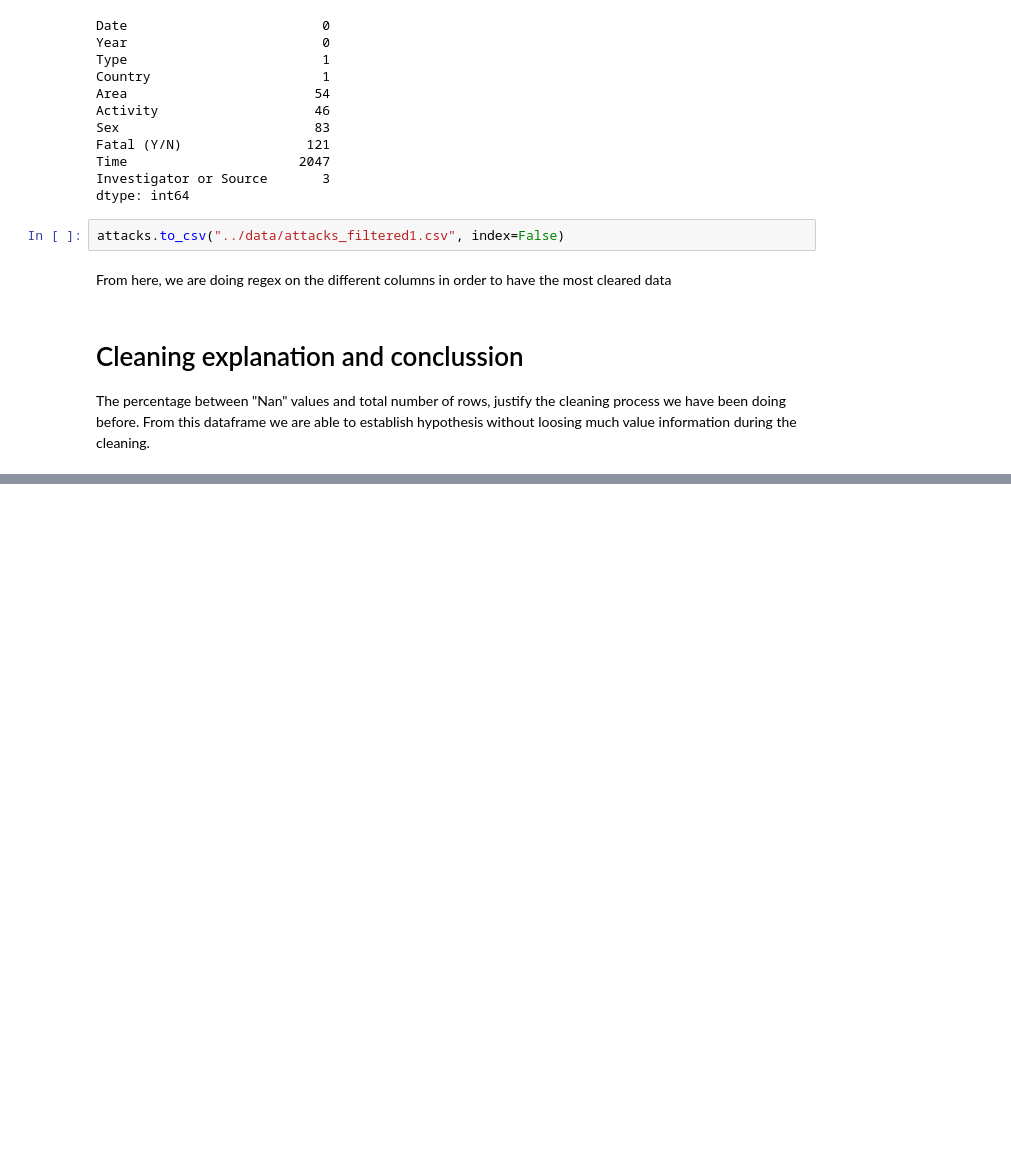
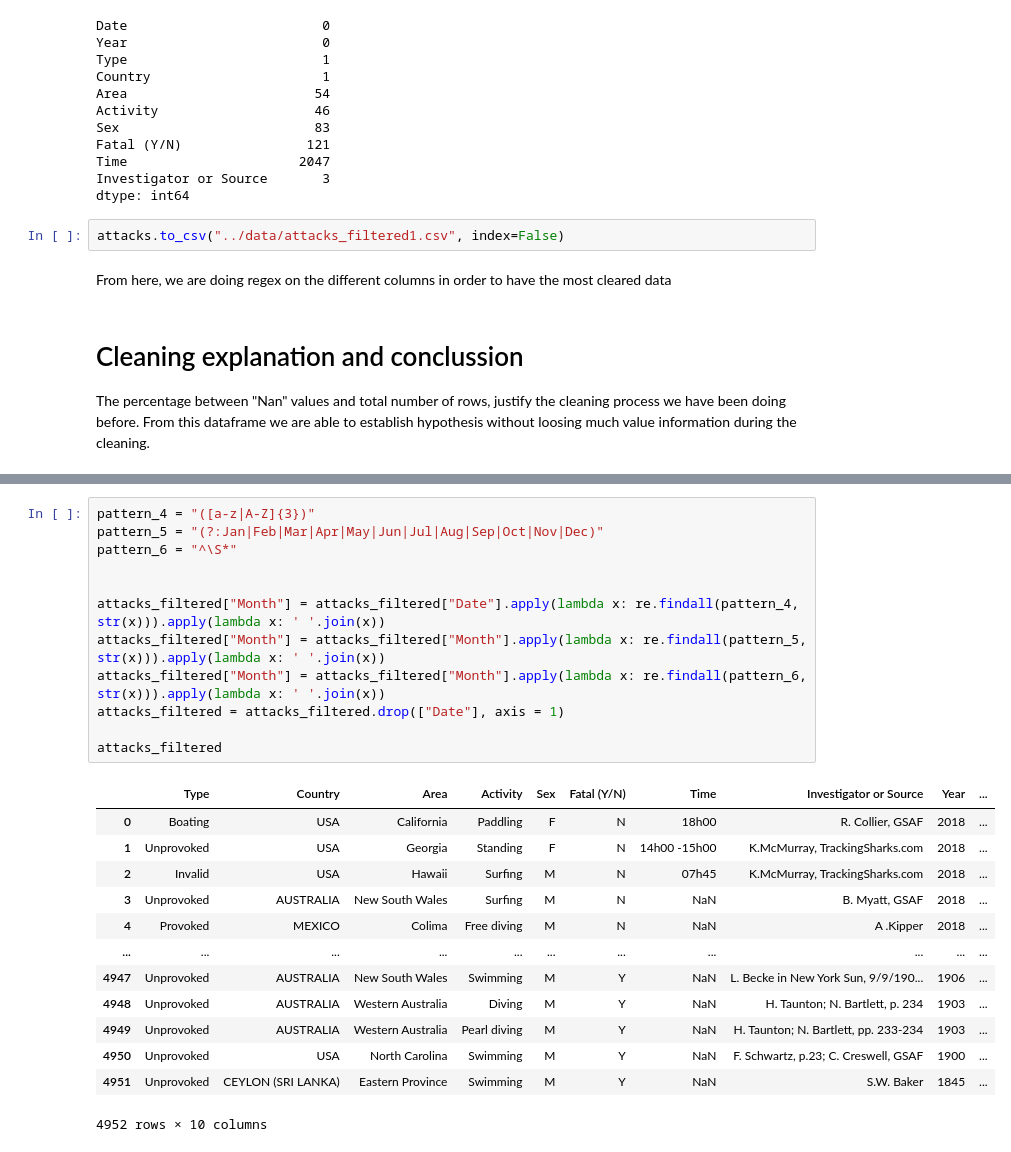
Before and after one commit to GuilleNes/Project-1.-Shark-Attack, a Jupyter notebook: src/Data_cleaning.ipynb, the cells around one changed output, grey strips where cells are left out. Saved outputs shown, nothing was run; the diff lists cells and outputs as text; blank space fills up the shorter version.

```diff
--- a/src/Data_cleaning.ipynb
+++ b/src/Data_cleaning.ipynb
@@ -65,0 +125,26 @@ Name: Year, Length: 208, dtype: int64
+# %%
+pattern_4 = "([a-z|A-Z]{3})"
+pattern_5 = "(?:Jan|Feb|Mar|Apr|May|Jun|Jul|Aug|Sep|Oct|Nov|Dec)"
+pattern_6 = "^\S*"
+
+
+attacks_filtered["Month"] = attacks_filtered["Date"].apply(lambda x: re.findall(pattern_4, str(x))).apply(lambda x: ' '.join(x))
+attacks_filtered["Month"] = attacks_filtered["Month"].apply(lambda x: re.findall(pattern_5, str(x))).apply(lambda x: ' '.join(x))
+attacks_filtered["Month"] = attacks_filtered["Month"].apply(lambda x: re.findall(pattern_6, str(x))).apply(lambda x: ' '.join(x))
+attacks_filtered = attacks_filtered.drop(["Date"], axis = 1)
+
+attacks_filtered
+# %% [output]
+|  | Type | Country | Area | Activity | Sex | Fatal (Y/N) | Time | Investigator or Source | Year | ... |
+| 0 | Boating | USA | California | Paddling | F | N | 18h00 | R. Collier, GSAF | 2018 | ... |
+| 1 | Unprovoked | USA | Georgia | Standing | F | N | 14h00 -15h00 | K.McMurray, TrackingSharks.com | 2018 | ... |
+| 2 | Invalid | USA | Hawaii | Surfing | M | N | 07h45 | K.McMurray, TrackingSharks.com | 2018 | ... |
+| 3 | Unprovoked | AUSTRALIA | New South Wales | Surfing | M | N | NaN | B. Myatt, GSAF | 2018 | ... |
+| 4 | Provoked | MEXICO | Colima | Free diving | M | N | NaN | A .Kipper | 2018 | ... |
+| ... | ... | ... | ... | ... | ... | ... | ... | ... | ... | ... |
+| 4947 | Unprovoked | AUSTRALIA | New South Wales | Swimming | M | Y | NaN | L. Becke in New York Sun, 9/9/190... | 1906 | ... |
+| 4948 | Unprovoked | AUSTRALIA | Western Australia | Diving | M | Y | NaN | H. Taunton; N. Bartlett, p. 234 | 1903 | ... |
+| 4949 | Unprovoked | AUSTRALIA | Western Australia | Pearl diving | M | Y | NaN | H. Taunton; N. Bartlett, pp. 233-234 | 1903 | ... |
+| 4950 | Unprovoked | USA | North Carolina | Swimming | M | Y | NaN | F. Schwartz, p.23; C. Creswell, GSAF | 1900 | ... |
+| 4951 | Unprovoked | CEYLON (SRI LANKA) | Eastern Province | Swimming | M | Y | NaN | S.W. Baker | 1845 | ... |
+4952 rows × 10 columns
```
Also changed, not shown: parts of 21 cells of this notebook, 6 other files.
